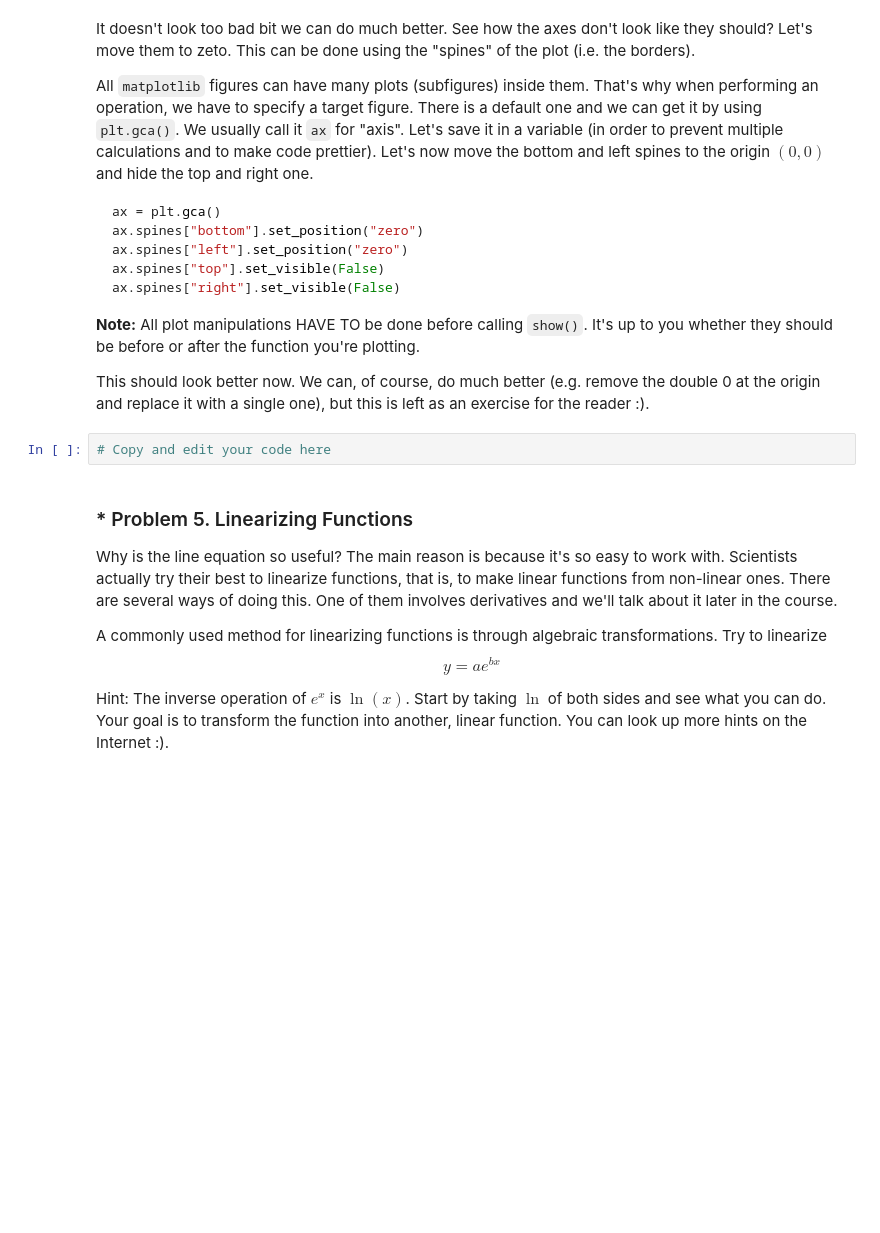
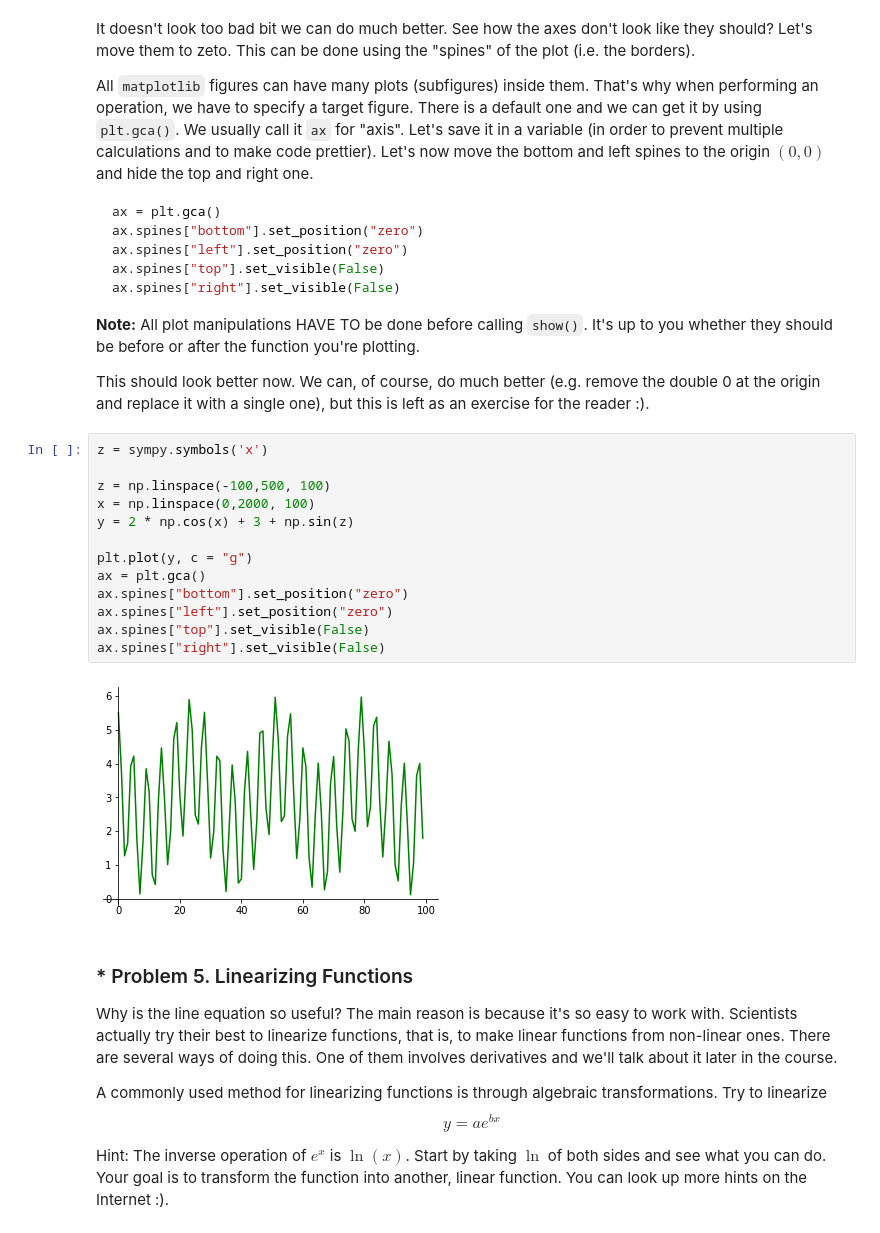
Before and after one commit to veselin9931/Math-conceptions-by-developers, a Jupyter notebook: 01. High-School-Maths/02. High-School-Maths-Exercise/High-School Maths Exercise.ipynb, the cells around one changed output. Cells and saved outputs as stored; diff of their text form; blank space fills up the shorter version.

```diff
--- a/01. High-School-Maths/02. High-School-Maths-Exercise/High-School Maths Exercise.ipynb
+++ b/01. High-School-Maths/02. High-School-Maths-Exercise/High-School Maths Exercise.ipynb
@@ -388,8 +388,21 @@ ax.spines["right"].set_visible(False)
 **Note:** All plot manipulations HAVE TO be done before calling `show()`. It's up to you whether they should be before or after the function you're plotting.
 
 This should look better now. We can, of course, do much better (e.g. remove the double 0 at the origin and replace it with a single one), but this is left as an exercise for the reader :).
-# %%
-# Copy and edit your code here
+# %%
+z = sympy.symbols('x')
+
+z = np.linspace(-100,500, 100)
+x = np.linspace(0,2000, 100)
+y = 2 * np.cos(x) + 3 + np.sin(z)
+
+plt.plot(y, c = "g")
+ax = plt.gca()
+ax.spines["bottom"].set_position("zero")
+ax.spines["left"].set_position("zero")
+ax.spines["top"].set_visible(False)
+ax.spines["right"].set_visible(False)
+# %% [output]
+[figure, added]
 # %% [markdown]
 ### * Problem 5. Linearizing Functions
 Why is the line equation so useful? The main reason is because it's so easy to work with. Scientists actually try their best to linearize functions, that is, to make linear functions from non-linear ones. There are several ways of doing this. One of them involves derivatives and we'll talk about it later in the course.
```
